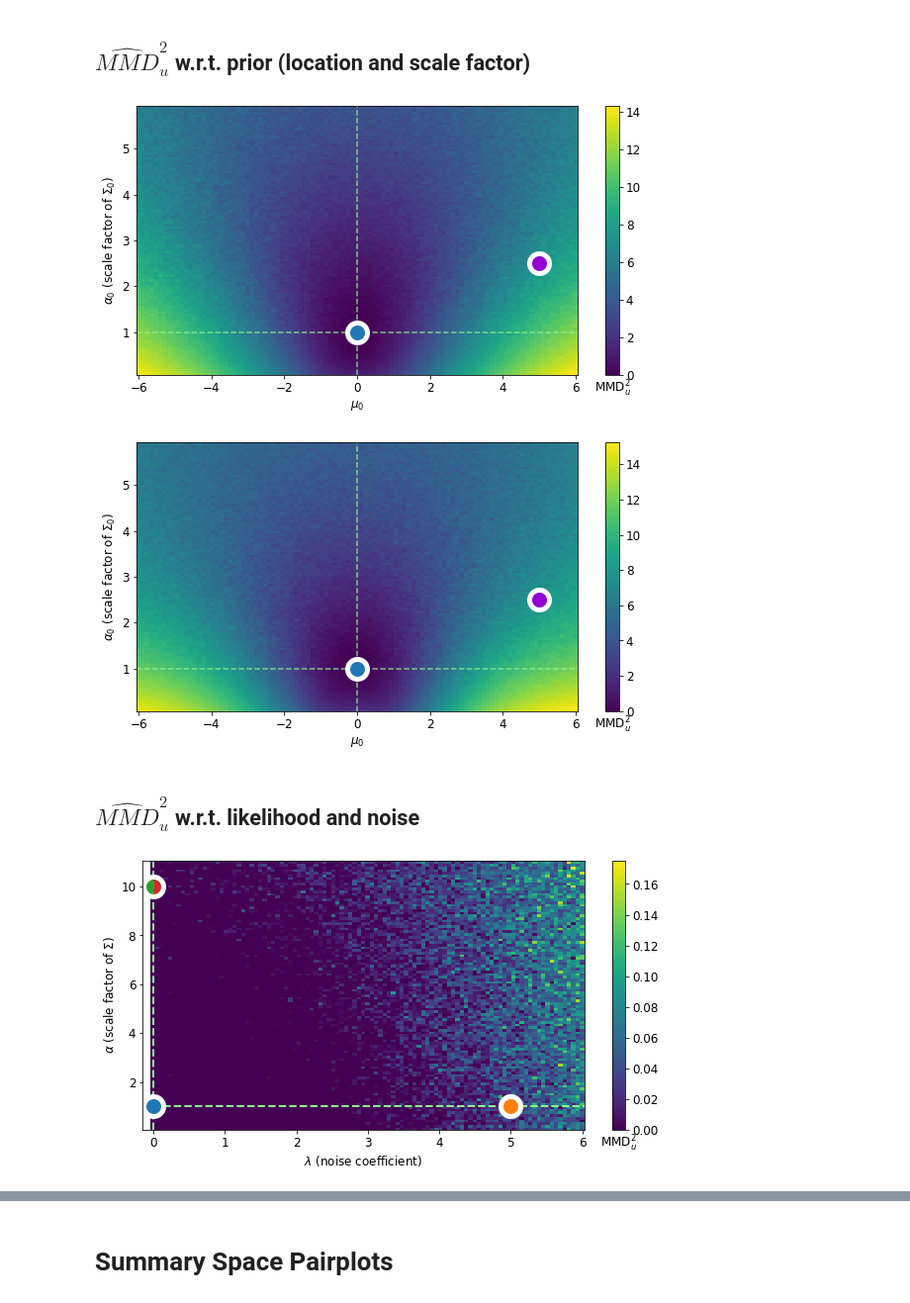
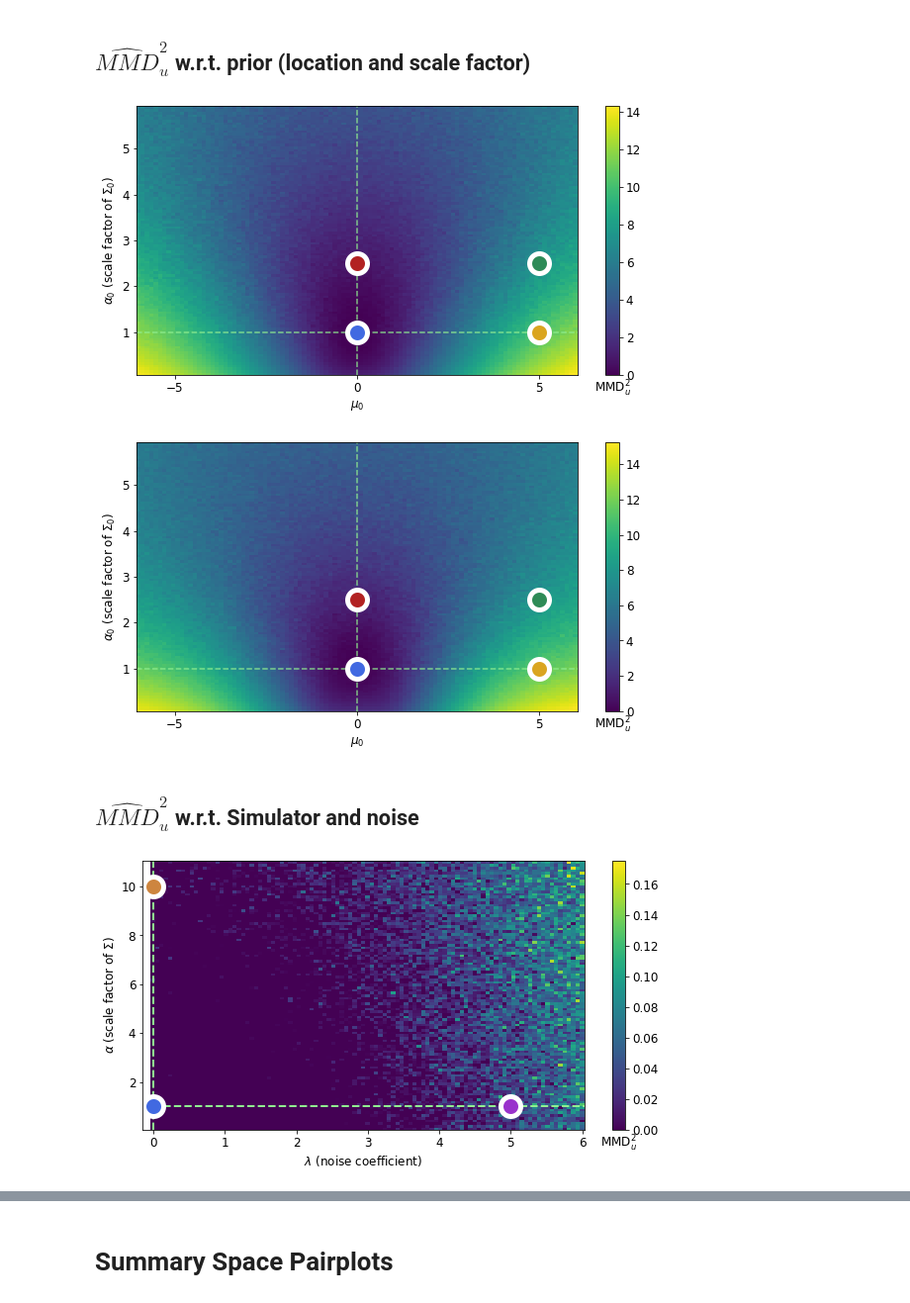
Before and after one commit to marvinschmitt/ModelMisspecificationBF, a Jupyter notebook: abf_mvn_means.ipynb, the cells around one changed output, grey strips where cells are left out. Shown at 99% size. Cells and saved outputs as stored; diff of their text form; code cells hidden in the pictures.

Commit message:
unify color coding across notebook

```diff
--- a/abf_mvn_means.ipynb
+++ b/abf_mvn_means.ipynb
@@ -34,8 +34,10 @@ from bayesflow.applications.simulators import GaussianMeanSimulator, Multivariat
 
 from abf_functions import *
 
-FILEFORMAT = 'png'
+FILEFORMAT = 'pdf'
+DPI = 300
 RERUN_GRID_EXPERIMENT = False
+RERUN_MMD_ERROR_EXPERIMENT = False
 # %%
 gpu_devices = tf.config.experimental.list_physical_devices('GPU')
 for device in gpu_devices:
@@ -49,3 +53,12 @@ S_overcomplete = 4
+# %%
+color_codes = {
+    "No MMS" : "royalblue",
+    "Prior location" : "goldenrod",
+    "Prior scale" : "firebrick",
+    "Prior location + scale" : "seagreen",
+    "Simulator" : "peru",
+    "Noise" : "darkorchid"
+}
 # %% [markdown]
 ## Define sufficient and overcomplete BayesFlow network
 # %%
@@ -386,38 +397,49 @@ if RERUN_GRID_EXPERIMENT:
     s_star = np.array(trainer_sufficient.network.summary_net(x_star))
 
     MMD = np.zeros((n_scale, n_loc))
     for i in tqdm(range(n_scale)):
         for j in range(n_loc):
             p1 = P1[i, j]
             p2 = P2[i, j]
             prior = GaussianMeanPrior(D=D, mu_mean=p1, mu_scale=p2)
             simulator = GaussianMeanSimulator(D=D)
             generative_model = GenerativeModel(prior, simulator)
             _, x_o = generative_model(200, 100)
             s_o = np.array(trainer_sufficient.network.summary_net(x_o))
             MMD[i, j] = float(maximum_mean_discrepancy(s_o, s_star, unbiased=True))
     np.save(f"data/MMD_grid_experiments/MVN_MMD_grid_sufficient_prior.npy", MMD)
 
 MMD = np.load(f"data/MMD_grid_experiments/MVN_MMD_grid_sufficient_prior.npy")
 plt.figure(figsize=(10, 5))
-plt.pcolor(P1, P2, MMD, shading="nearest")
+plt.pcolor(P1, P2, MMD, shading="nearest", rasterized=True)
 plt.xlabel(r"$\mu_0$")
 plt.ylabel(r"$\alpha_0$ (scale factor of $\Sigma_0$)")
 plt.axhline(y=1.0, linestyle="--", color="lightgreen", alpha=.80)
 plt.axvline(x=0.0, linestyle="--", color="lightgreen", alpha=.80)
 
+plt.xticks([-5, 0, 5])
+
 plt.plot(5, 2.5, linewidth=10, alpha=1.0,
-         marker="o", markersize=20, markeredgewidth=5.0, markeredgecolor="white", markerfacecolor = 'darkviolet'
+         marker="o", markersize=20, markeredgewidth=5.0, markeredgecolor="white", markerfacecolor = color_codes["Prior location + scale"]
         )
+plt.plot(0, 2.5, linewidth=10, alpha=1.0,
+         marker="o", markersize=20, markeredgewidth=5.0, markeredgecolor="white", markerfacecolor = color_codes["Prior scale"]
+        )
+plt.plot(5, 1, linewidth=10, alpha=1.0,
+         marker="o", markersize=20, markeredgewidth=5.0, markeredgecolor="white", markerfacecolor = color_codes["Prior location"]
+        )
+
 plt.plot(0, 1, linewidth=10, alpha=1.0,
-         marker="o", markersize=20, markeredgewidth=5.0, markeredgecolor="white", markerfacecolor = 'tab:blue'
+         marker="o", markersize=20, markeredgewidth=5.0, markeredgecolor="white", markerfacecolor = color_codes["No MMS"]
         )
+
+
 
 cbar = plt.colorbar()
 cbar.ax.set_xlabel(r"MMD$^2_u$")
-plt.savefig(f"plots/abf_mvn_means_sufficient_mmd_grid_prior.{FILEFORMAT}")
+plt.savefig(f"plots/abf_mvn_means_sufficient_mmd_grid_prior.{FILEFORMAT}", bbox_inches="tight", dpi=DPI)
 # %% [output]
-[figure, old version]
+[figure, new version]
 # %%
 n_loc = 101
 n_scale = 101
@@ -444,26 +466,35 @@ if RERUN_GRID_EXPERIMENT:
 
 MMD = np.load(f"data/MMD_grid_experiments/MVN_MMD_grid_overcomplete_prior.npy")
 plt.figure(figsize=(10, 5))
-plt.pcolor(P1, P2, MMD, shading="nearest")
+plt.pcolor(P1, P2, MMD, shading="nearest", rasterized=True)
 plt.xlabel(r"$\mu_0$")
 plt.ylabel(r"$\alpha_0$ (scale factor of $\Sigma_0$)")
 plt.axhline(y=1.0, linestyle="--", color="lightgreen", alpha=.80)
 plt.axvline(x=0.0, linestyle="--", color="lightgreen", alpha=.80)
 
+plt.xticks([-5, 0, 5])
+
 plt.plot(5, 2.5, linewidth=10, alpha=1.0,
-         marker="o", markersize=20, markeredgewidth=5.0, markeredgecolor="white", markerfacecolor = 'darkviolet'
+         marker="o", markersize=20, markeredgewidth=5.0, markeredgecolor="white", markerfacecolor = color_codes["Prior location + scale"]
         )
+plt.plot(0, 2.5, linewidth=10, alpha=1.0,
+         marker="o", markersize=20, markeredgewidth=5.0, markeredgecolor="white", markerfacecolor = color_codes["Prior scale"]
+        )
+plt.plot(5, 1, linewidth=10, alpha=1.0,
+         marker="o", markersize=20, markeredgewidth=5.0, markeredgecolor="white", markerfacecolor = color_codes["Prior location"]
+        )
+
 plt.plot(0, 1, linewidth=10, alpha=1.0,
-         marker="o", markersize=20, markeredgewidth=5.0, markeredgecolor="white", markerfacecolor = 'tab:blue'
+         marker="o", markersize=20, markeredgewidth=5.0, markeredgecolor="white", markerfacecolor = color_codes["No MMS"]
         )
 
 cbar = plt.colorbar()
 cbar.ax.set_xlabel(r"MMD$^2_u$")
-plt.savefig(f"plots/abf_mvn_means_overcomplete_mmd_grid_prior.{FILEFORMAT}")
+plt.savefig(f"plots/abf_mvn_means_overcomplete_mmd_grid_prior.{FILEFORMAT}", bbox_inches="tight", dpi=DPI)
 # %% [output]
-[figure, old version]
+[figure, new version]
 # %% [markdown]
-## $\widehat{MMD}^2_u$ w.r.t. likelihood and noise
+## $\widehat{MMD}^2_u$ w.r.t. Simulator and noise
 # %%
 from matplotlib.markers import MarkerStyle
 # %%
@@ -501,7 +532,7 @@ if RERUN_GRID_EXPERIMENT:
 
 MMD = np.load(f"data/MMD_grid_experiments/MVN_MMD_grid_sufficient_likelihood_noise.npy")
 plt.figure(figsize=(10, 5))
-plt.pcolor(lamda_list, alpha_list, MMD.T, shading="nearest")
+plt.pcolor(lamda_list, alpha_list, MMD.T, shading="nearest", rasterized=True)
 
 plt.xlabel(r"$\lambda$ (noise coefficient)")
 plt.ylabel(r"$\alpha$ (scale factor of $\Sigma$)")
@@ -510,28 +541,23 @@ plt.axvline(x=0.0, linestyle="--", color="lightgreen", alpha=1.00, linewidth=2)
 plt.axhline(y=1.0, linestyle="--", color="lightgreen", alpha=1.00, linewidth=2)
 
 plt.plot(5, 1, linewidth=10, alpha=1.0,
-         marker="o", markersize=20, markeredgewidth=5.0, markeredgecolor="white", markerfacecolor = 'tab:orange'
+         marker="o", markersize=20, markeredgewidth=5.0, markeredgecolor="white", markerfacecolor = color_codes["Noise"]
         )
 plt.plot(0, 1, linewidth=10, alpha=1.0,
-         marker="o", markersize=20, markeredgewidth=5.0, markeredgecolor="white", markerfacecolor = 'tab:blue'
+         marker="o", markersize=20, markeredgewidth=5.0, markeredgecolor="white", markerfacecolor = color_codes["No MMS"]
         )
 plt.plot(0, 10, linewidth=10, alpha=1.0,
-         marker=MarkerStyle("o", fillstyle="right"), markersize=20, markeredgewidth=0, markeredgecolor="white", markerfacecolor = 'tab:red'
+         marker=MarkerStyle("o"), markersize=20, markeredgewidth=5.0, markeredgecolor="white", markerfacecolor = color_codes["Simulator"]
         )
-plt.plot(0, 10, linewidth=10, alpha=1.0,
-         marker=MarkerStyle("o", fillstyle="left"), markersize=20, markeredgewidth=0, markeredgecolor="white", markerfacecolor = 'tab:green'
-        )
-plt.plot(0, 10, linewidth=10, alpha=1.0,
-         marker=MarkerStyle("o", fillstyle="none"), markersize=20, markeredgewidth=5.0, markeredgecolor="white", markerfacecolor = 'darkviolet'
-        )
+
 plt.xlim(-0.15)
 
 cbar = plt.colorbar()
 cbar.ax.set_xlabel(r"MMD$^2_u$")
 
-plt.savefig(f"plots/abf_mvn_means_sufficient_mmd_grid_likelihood_noise.{FILEFORMAT}")
+plt.savefig(f"plots/abf_mvn_means_sufficient_mmd_grid_likelihood_noise.{FILEFORMAT}", bbox_inches="tight", dpi=DPI)
 # %% [output]
-[figure, old version]
+[figure, new version]
 # %%
 n_alpha = 101
 n_lamda = 101
```
Also changed, not shown: parts of 43 cells of this notebook, 1 other file.
